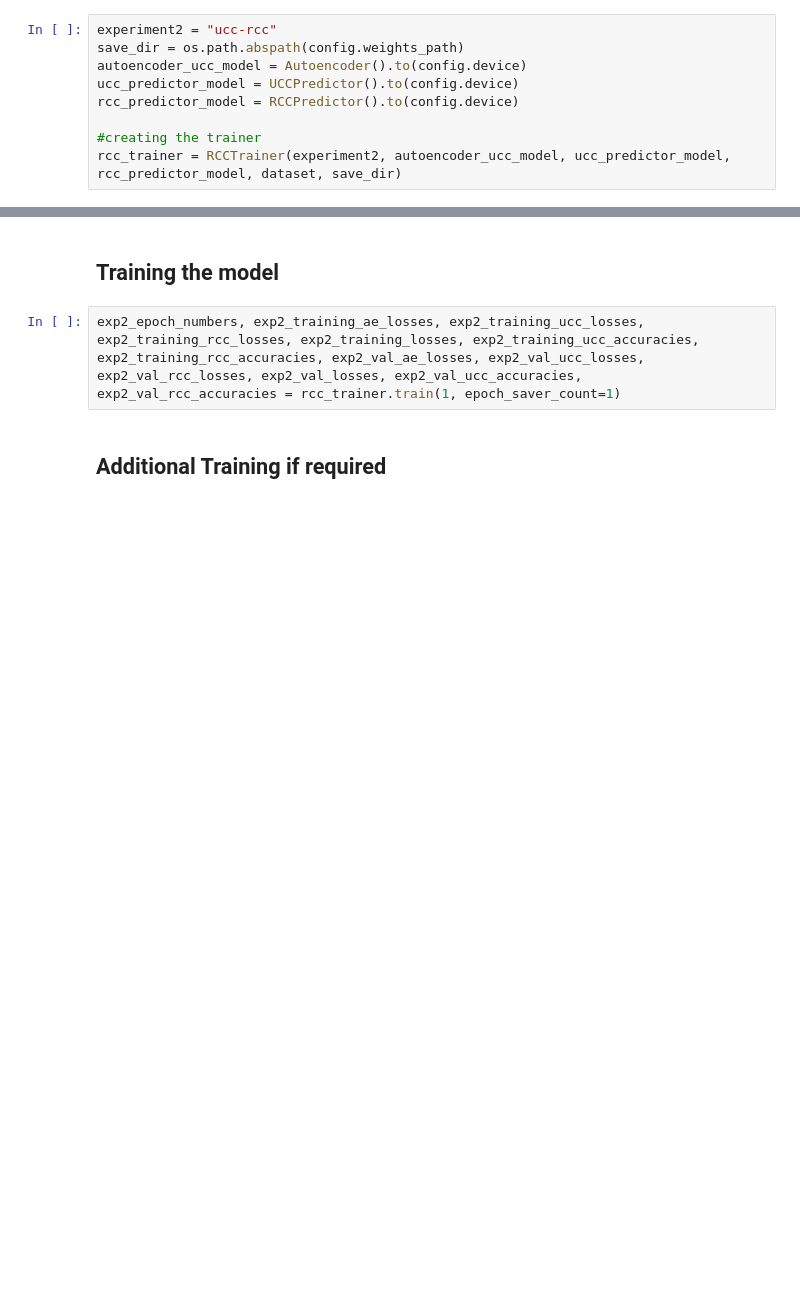
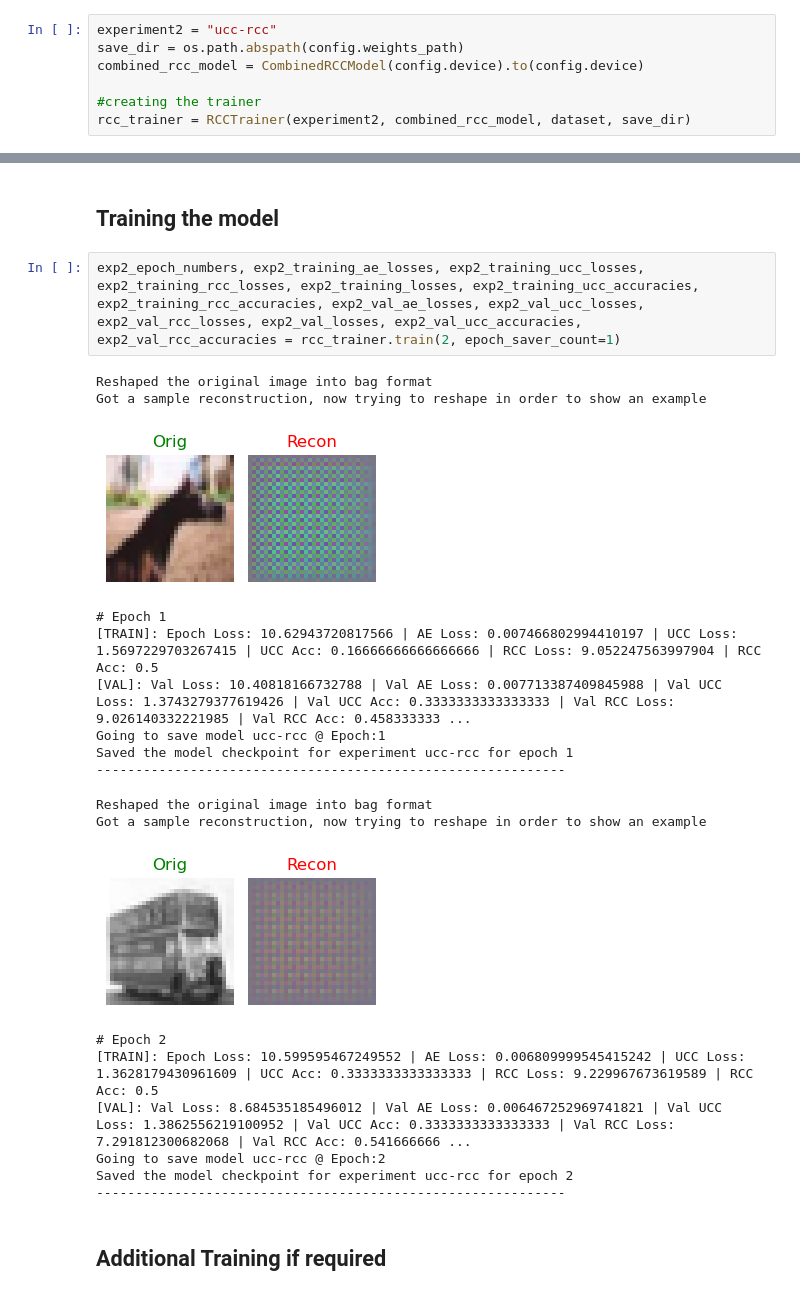
Before and after one commit to ParasharaRamesh/NUS-CS5242-Neural-Networks-and-Deep-Learning, a Jupyter notebook: Assignment 3 (CIFAR Clustering)/My test code/test.ipynb, the cells around one changed output, grey strips where cells are left out. Cells and saved outputs as stored; diff of their text form; blank space fills up the shorter version.

```diff
--- a/Assignment 3 (CIFAR Clustering)/My test code/test.ipynb
+++ b/Assignment 3 (CIFAR Clustering)/My test code/test.ipynb
@@ -217,9 +223,7 @@ Additionally we use the SSIM loss for the autoencoder as that is known to be a g
 # %%
 experiment2 = "ucc-rcc"
 save_dir = os.path.abspath(config.weights_path)
-autoencoder_ucc_model = Autoencoder().to(config.device)
-ucc_predictor_model = UCCPredictor().to(config.device)
-rcc_predictor_model = RCCPredictor().to(config.device)
+combined_rcc_model = CombinedRCCModel(config.device).to(config.device)
 
 #creating the trainer
-rcc_trainer = RCCTrainer(experiment2, autoencoder_ucc_model, ucc_predictor_model, rcc_predictor_model, dataset, save_dir)
+rcc_trainer = RCCTrainer(experiment2, combined_rcc_model, dataset, save_dir)
@@ -226,7 +235,26 @@ rcc_trainer = RCCTrainer(experiment2, autoencoder_ucc_model, ucc_predictor_model
 # %% [markdown]
 ## Training the model
 # %%
-exp2_epoch_numbers, exp2_training_ae_losses, exp2_training_ucc_losses, exp2_training_rcc_losses, exp2_training_losses, exp2_training_ucc_accuracies, exp2_training_rcc_accuracies, exp2_val_ae_losses, exp2_val_ucc_losses, exp2_val_rcc_losses, exp2_val_losses, exp2_val_ucc_accuracies, exp2_val_rcc_accuracies = rcc_trainer.train(1, epoch_saver_count=1)
+exp2_epoch_numbers, exp2_training_ae_losses, exp2_training_ucc_losses, exp2_training_rcc_losses, exp2_training_losses, exp2_training_ucc_accuracies, exp2_training_rcc_accuracies, exp2_val_ae_losses, exp2_val_ucc_losses, exp2_val_rcc_losses, exp2_val_losses, exp2_val_ucc_accuracies, exp2_val_rcc_accuracies = rcc_trainer.train(2, epoch_saver_count=1)
+# %% [output]
+Reshaped the original image into bag format
+Got a sample reconstruction, now trying to reshape in order to show an example
+[figure, added]
+# Epoch 1
+[TRAIN]: Epoch Loss: 10.62943720817566 | AE Loss: 0.007466802994410197 | UCC Loss: 1.5697229703267415 | UCC Acc: 0.16666666666666666 | RCC Loss: 9.052247563997904 | RCC Acc: 0.5
+[VAL]: Val Loss: 10.40818166732788 | Val AE Loss: 0.007713387409845988 | Val UCC Loss: 1.3743279377619426 | Val UCC Acc: 0.3333333333333333 | Val RCC Loss: 9.026140332221985 | Val RCC Acc: 0.458333333 ...
+Going to save model ucc-rcc @ Epoch:1
+Saved the model checkpoint for experiment ucc-rcc for epoch 1
+------------------------------------------------------------
+Reshaped the original image into bag format
+Got a sample reconstruction, now trying to reshape in order to show an example
+[figure, added]
+# Epoch 2
+[TRAIN]: Epoch Loss: 10.599595467249552 | AE Loss: 0.006809999545415242 | UCC Loss: 1.3628179430961609 | UCC Acc: 0.3333333333333333 | RCC Loss: 9.229967673619589 | RCC Acc: 0.5
+[VAL]: Val Loss: 8.684535185496012 | Val AE Loss: 0.006467252969741821 | Val UCC Loss: 1.3862556219100952 | Val UCC Acc: 0.3333333333333333 | Val RCC Loss: 7.291812300682068 | Val RCC Acc: 0.541666666 ...
+Going to save model ucc-rcc @ Epoch:2
+Saved the model checkpoint for experiment ucc-rcc for epoch 2
+------------------------------------------------------------
 # %% [markdown]
 ## Additional Training if required
 # %%
```
Also changed, not shown: parts of 13 cells of this notebook, 5 other files.
